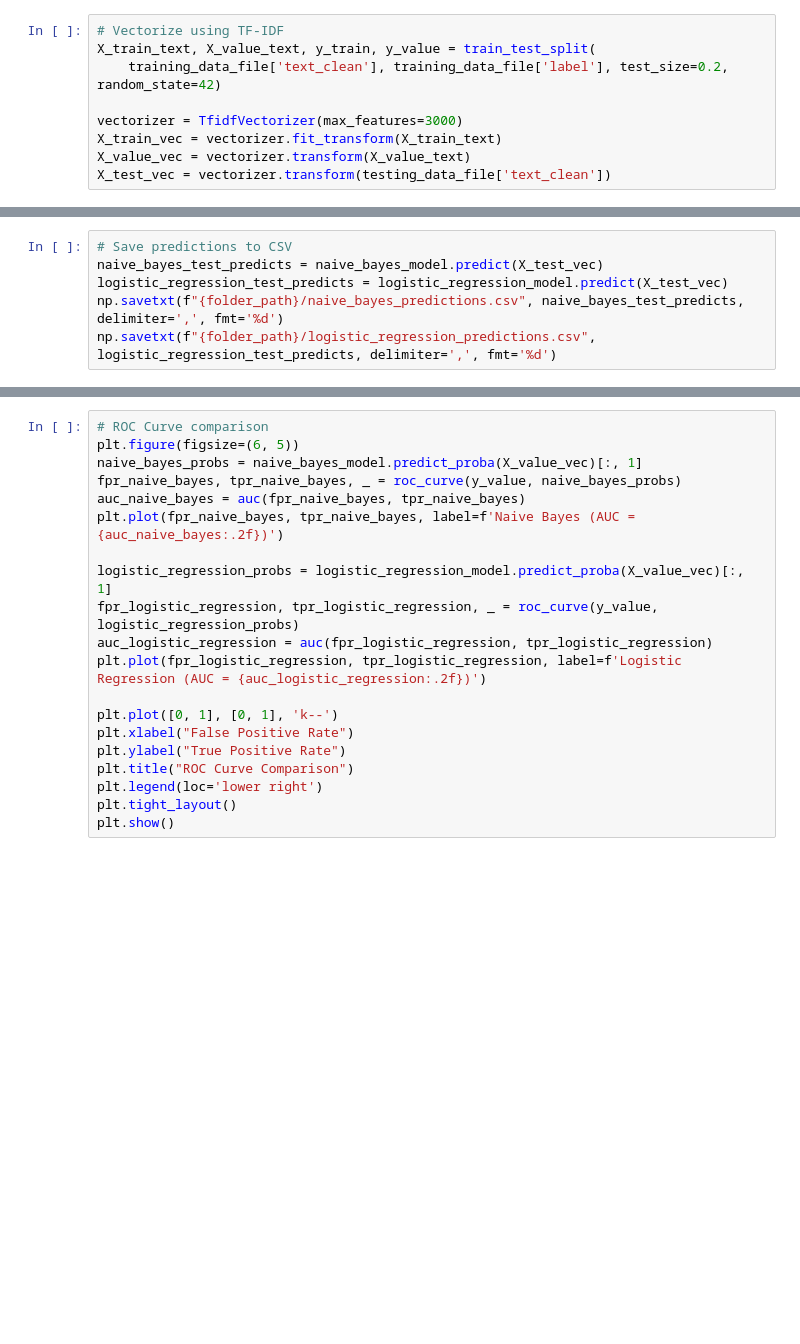
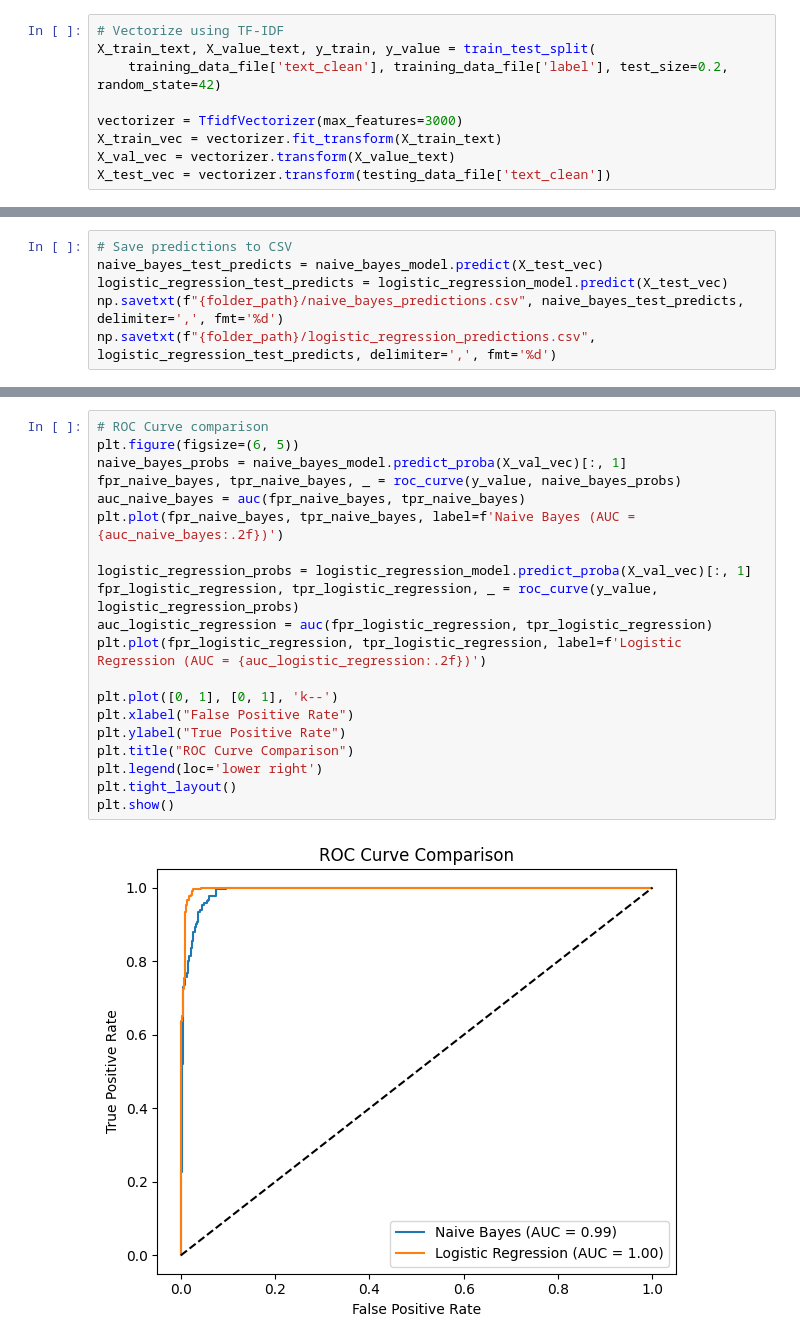
Before and after one commit to Noah-To/AML, a Jupyter notebook: AML_assignment_task_1.ipynb, the cells around one changed output, grey strips where cells are left out. Drawn from its saved outputs; the diff is of its cells as text; blank space fills up the shorter version.

```diff
--- a/AML_assignment_task_1.ipynb
+++ b/AML_assignment_task_1.ipynb
@@ -54,7 +55,7 @@ X_train_text, X_value_text, y_train, y_value = train_test_split(
 
 vectorizer = TfidfVectorizer(max_features=3000)
 X_train_vec = vectorizer.fit_transform(X_train_text)
-X_value_vec = vectorizer.transform(X_value_text)
+X_val_vec = vectorizer.transform(X_value_text)
 X_test_vec = vectorizer.transform(testing_data_file['text_clean'])
 # %%
 # Train and evaluate Naive Bayes model
@@ -128,22 +161,24 @@ plt.show()
 # %%
 # ROC Curve comparison
 plt.figure(figsize=(6, 5))
-naive_bayes_probs = naive_bayes_model.predict_proba(X_value_vec)[:, 1]
+naive_bayes_probs = naive_bayes_model.predict_proba(X_val_vec)[:, 1]
 fpr_naive_bayes, tpr_naive_bayes, _ = roc_curve(y_value, naive_bayes_probs)
 auc_naive_bayes = auc(fpr_naive_bayes, tpr_naive_bayes)
 plt.plot(fpr_naive_bayes, tpr_naive_bayes, label=f'Naive Bayes (AUC = {auc_naive_bayes:.2f})')
 
-logistic_regression_probs = logistic_regression_model.predict_proba(X_value_vec)[:, 1]
+logistic_regression_probs = logistic_regression_model.predict_proba(X_val_vec)[:, 1]
 fpr_logistic_regression, tpr_logistic_regression, _ = roc_curve(y_value, logistic_regression_probs)
 auc_logistic_regression = auc(fpr_logistic_regression, tpr_logistic_regression)
 plt.plot(fpr_logistic_regression, tpr_logistic_regression, label=f'Logistic Regression (AUC = {auc_logistic_regression:.2f})')
 
 plt.plot([0, 1], [0, 1], 'k--')
 plt.xlabel("False Positive Rate")
 plt.ylabel("True Positive Rate")
 plt.title("ROC Curve Comparison")
 plt.legend(loc='lower right')
 plt.tight_layout()
 plt.show()
+# %% [output]
+[figure, added]
 # %%
 # Convert validation labels and texts to aligned Series
```
Also changed, not shown: parts of 8 cells of this notebook.
